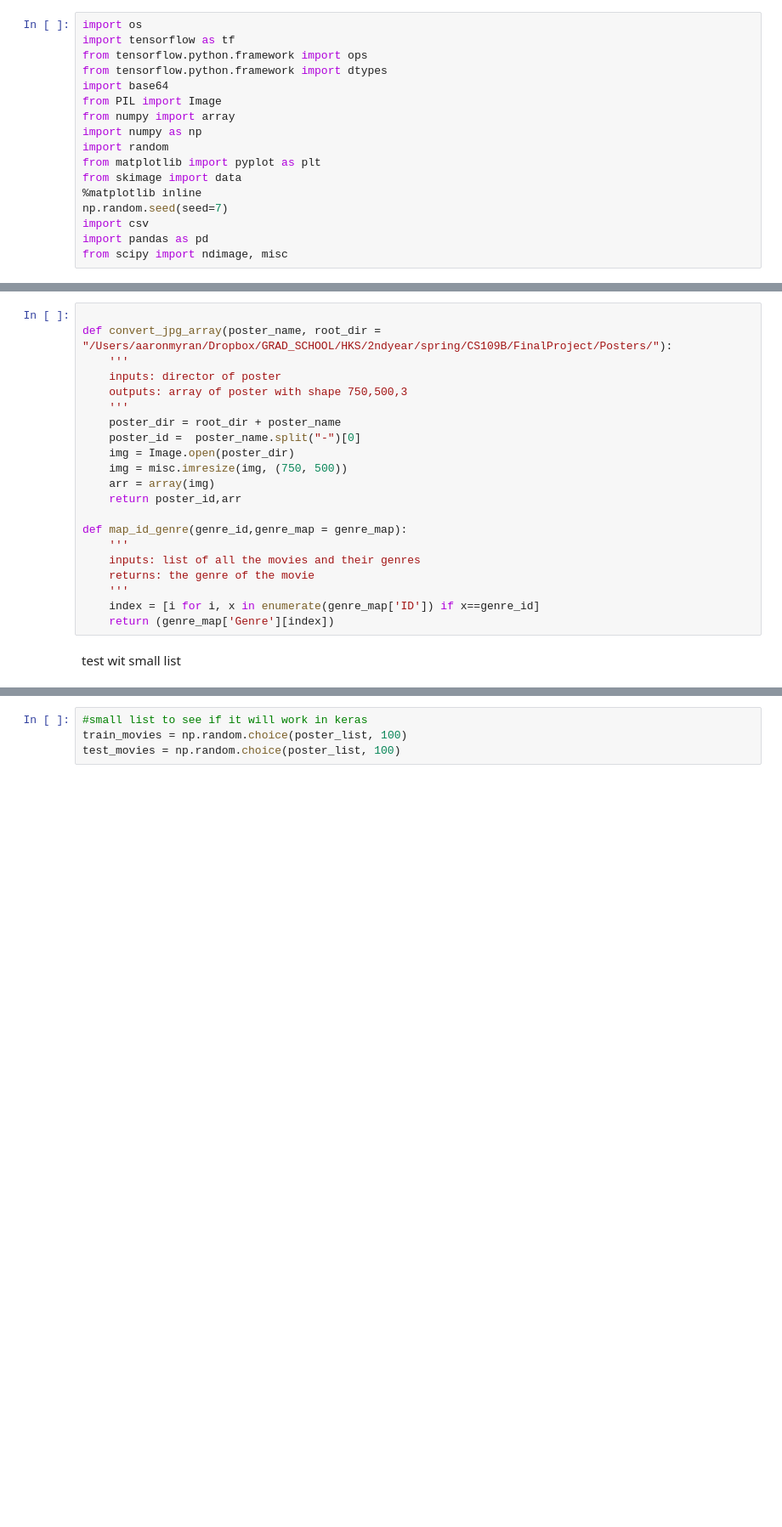
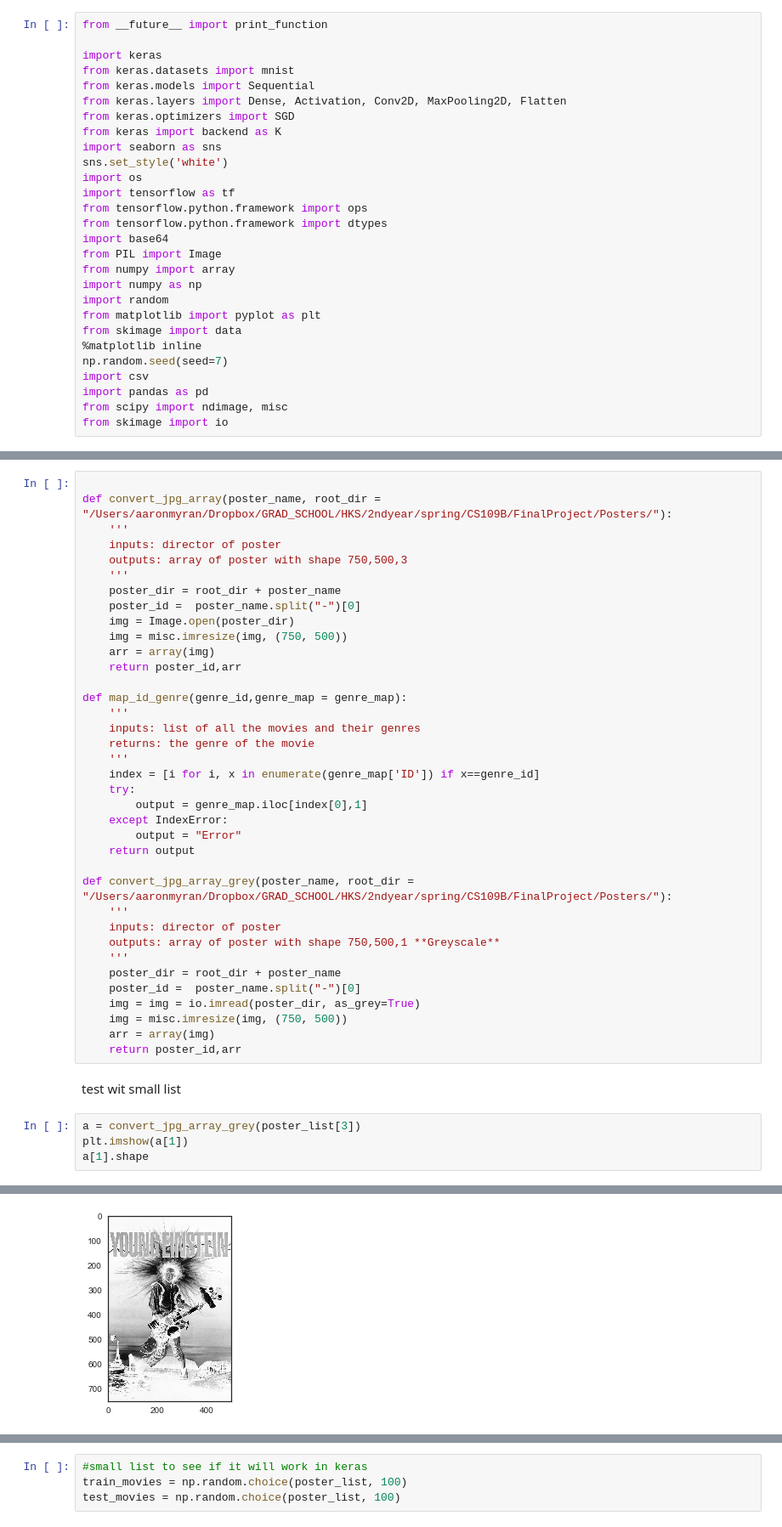
Before and after one commit to All-Star-Vipers/CS109B-Final-Project, a Jupyter notebook: Milestone_4/Milestone_4_CNN.ipynb, the cells around one changed output, grey strips where cells are left out. Shown at 85% size. Cells and saved outputs as stored; diff of their text form; blank space fills up the shorter version.

```diff
--- a/Milestone_4/Milestone_4_CNN.ipynb
+++ b/Milestone_4/Milestone_4_CNN.ipynb
@@ -1,4 +1,14 @@
 # %%
+from __future__ import print_function
+
+import keras
+from keras.datasets import mnist
+from keras.models import Sequential
+from keras.layers import Dense, Activation, Conv2D, MaxPooling2D, Flatten
+from keras.optimizers import SGD
+from keras import backend as K
+import seaborn as sns
+sns.set_style('white')
 import os
 import tensorflow as tf
 from tensorflow.python.framework import ops
@@ -15,6 +25,7 @@ np.random.seed(seed=7)
 import csv
 import pandas as pd
 from scipy import ndimage, misc
+from skimage import io
 # %% [markdown]
 Import in file paths for all the posters
 # %%
@@ -47,6 +57,27 @@ def map_id_genre(genre_id,genre_map = genre_map):
     returns: the genre of the movie
     '''
     index = [i for i, x in enumerate(genre_map['ID']) if x==genre_id]
-    return (genre_map['Genre'][index])
+    try:
+        output = genre_map.iloc[index[0],1]
+    except IndexError:
+        output = "Error"
+    return output
+
+def convert_jpg_array_grey(poster_name, root_dir = "/Users/aaronmyran/Dropbox/GRAD_SCHOOL/HKS/2ndyear/spring/CS109B/FinalProject/Posters/"):
+    '''
+    inputs: director of poster
+    outputs: array of poster with shape 750,500,1 **Greyscale**
+    '''
+    poster_dir = root_dir + poster_name
+    poster_id =  poster_name.split("-")[0]
+    img = img = io.imread(poster_dir, as_grey=True)
+    img = misc.imresize(img, (750, 500))
+    arr = array(img)
+    return poster_id,arr
 # %% [markdown]
 test wit small list
+# %%
+a = convert_jpg_array_grey(poster_list[3])
+plt.imshow(a[1])
+a[1].shape
+# %% [output]
@@ -52,0 +85 @@ test wit small list
+[figure, added]
```
Also changed, not shown: parts of 6 cells of this notebook.
